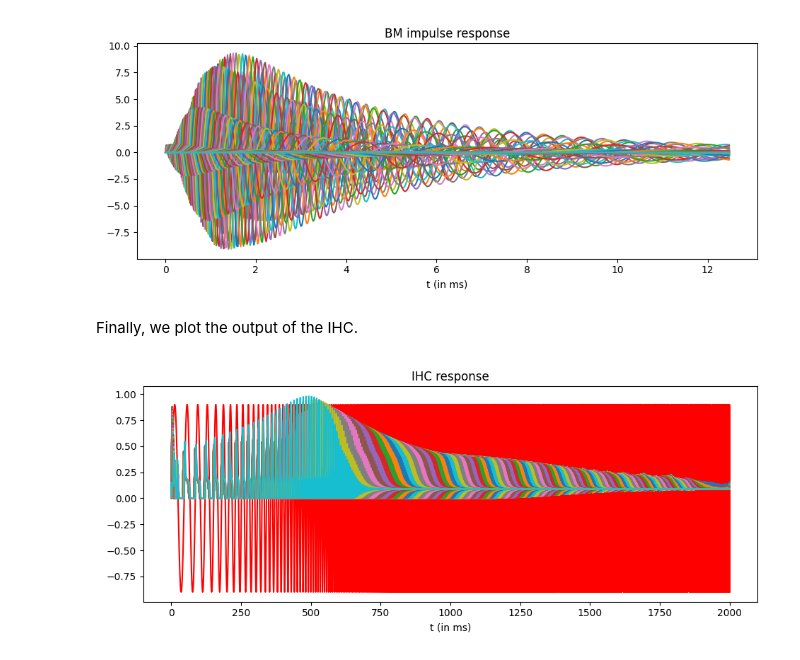
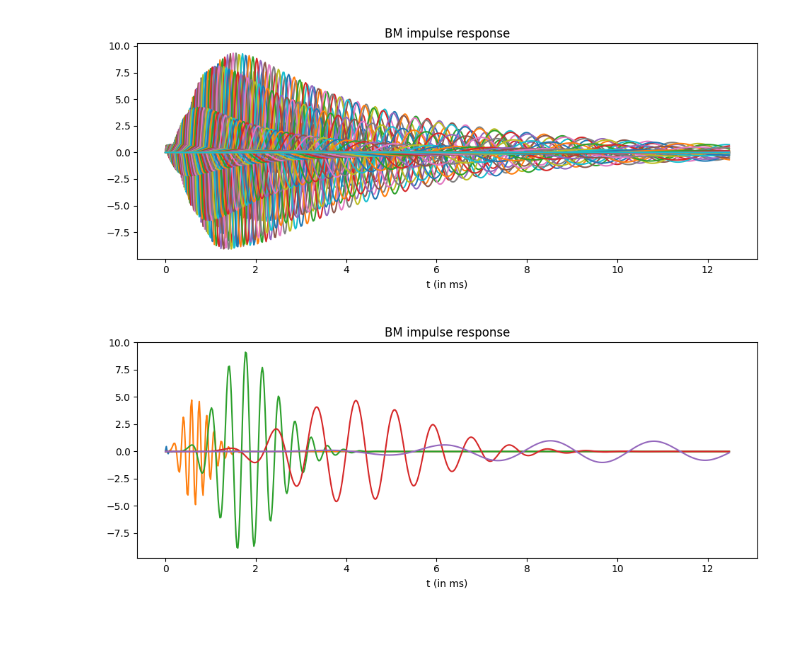
Before and after one commit to vschaik/CARFAC, a Jupyter notebook: CAR.ipynb, the cells around one changed output. Cells and saved outputs as stored; diff of their text form; code cells hidden in the pictures; blank space fills up the shorter version.

```diff
--- a/CAR.ipynb
+++ b/CAR.ipynb
@@ -85,12 +112,6 @@ Before we run the simulation, we initialise the variables as needed.
 # %%
-W0 = zeros(nsec)                    # BM filter internal state
-W1 = zeros(nsec)                    # BM filter internal state
-W1old = zeros(nsec)                 # BM filter internal state at t-1
+W = zeros(nsec)                     # BM filter internal state W (real part)
+V = zeros(nsec)                     # BM filter internal state V (imaginary part)
 BM = zeros((nsec, npoints))         # BM displacement
-BM_hpf = zeros((nsec, npoints))     # BM displacement high-pass filtered at 20Hz
-trans = ones(nsec)                  # transmitter available
-IHC = zeros((nsec, npoints))        # IHC output
-IHCa = zeros((nsec, npoints))       # IHC filter internal state
 BM[-1] = stimulus                   # put stimulus at BM[-1] to provide input to BM[0]
-BM[-1, -1] = 0                      # hack to make BM_hpf[nsec-1,0] work
 # %% [markdown]
@@ -98,23 +119,15 @@ Finally we simulate the whole system for each sample time and for all cochlear s
 # %%
 for t in range(npoints):
     for s in range(nsec):
-        W0new = BM[s-1, t] + r[s] * (a0[s] * W0[s] - c0[s] * W1[s])
-        W1[s] = r[s] * (a0[s] * W1[s] + c0[s] * W0[s])
-        W0[s] = W0new
-        BM[s, t] = g[s] * (BM[s-1, t] + h[s] * W1[s])
-
-    BM_hpf[:,t] = q * (BM_hpf[:,t-1] + BM[:,t] - BM[:,t-1])
-    z = (BM_hpf[:,t] + 0.175).clip(0)   # p313
-    v_mem = z**3 / (z**3 + z**2 + 0.1)  # p313
-    IHC_new = v_mem * trans             # p313
-    trans += c_in * (1 - trans) - c_out * IHC_new
-    IHCa[:,t] = (1 - c_IHC) * IHCa[:, t-1] + c_IHC * IHC_new
-    IHC[:,t] = (1 - c_IHC) * IHC[:, t-1] + c_IHC * IHCa[:,t]
+        Wnew = BM[s-1, t] + r[s] * (a0[s] * W[s] - c0[s] * V[s])
+        V[s] = r[s] * (a0[s] * V[s] + c0[s] * W[s])
+        W[s] = Wnew
+        BM[s, t] = g[s] * (BM[s-1, t] + h[s] * V[s])
 # %% [markdown]
 After playing the sweep signal through the cochlea, i.e., using it as the stimulus and simulating all time steps, we can get the frequency response and phase response of each cochlear filter by calculating:
 # %%
 # play the stimulus through the system and measure the output
-output = BM_hpf
+output = BM
 
 # use the FFT of the stimulus and output directly to calculate the transfer function
 myFFT = fft(zeros((nsec, npoints)))
@@ -154,15 +167,15 @@ title('BM impulse response')
 tight_layout()
 # %% [output]
 [figure]
-# %% [markdown]
-Finally, we plot the output of the IHC.
 # %%
+# plot only a few of the BM impulse responses
+
 if fignum_exists(3): close(3)
-figure(3, figsize=(w, 4))           # IHC output
-plot(t1 * 1000, stimulus, 'r')
-plot(t1 * 1000, IHC.T * 4.0)
+figure(3, figsize=(w, 4))           # BM impulse response
+L=600
+plot(arange(L) * 1000 / fs, IR[10::20, 0 : L].T)
 xlabel('t (in ms)')
-title('IHC response')
+title('BM impulse response')
 tight_layout()
 # %% [output]
-[figure, old version]
+[figure, new version]
```
Also changed, not shown: parts of 17 cells of this notebook, 12 other files.
